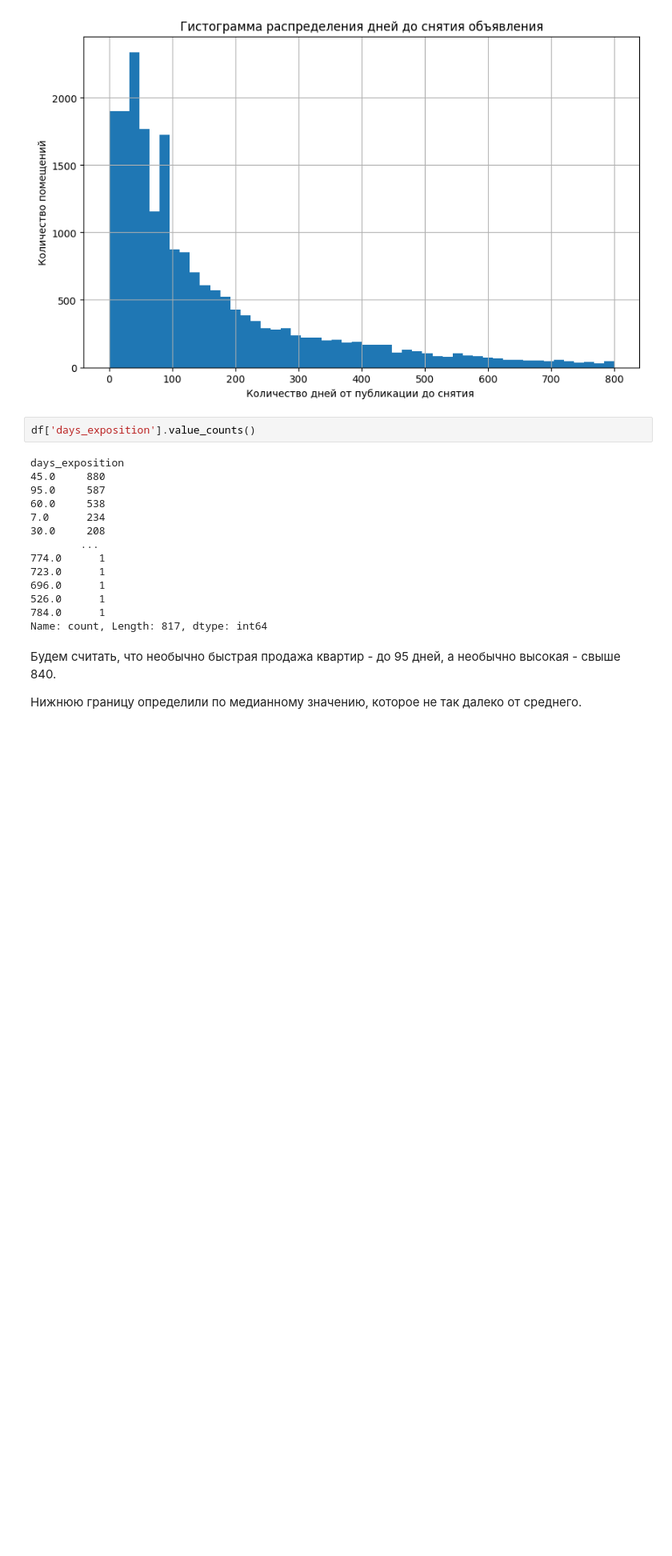
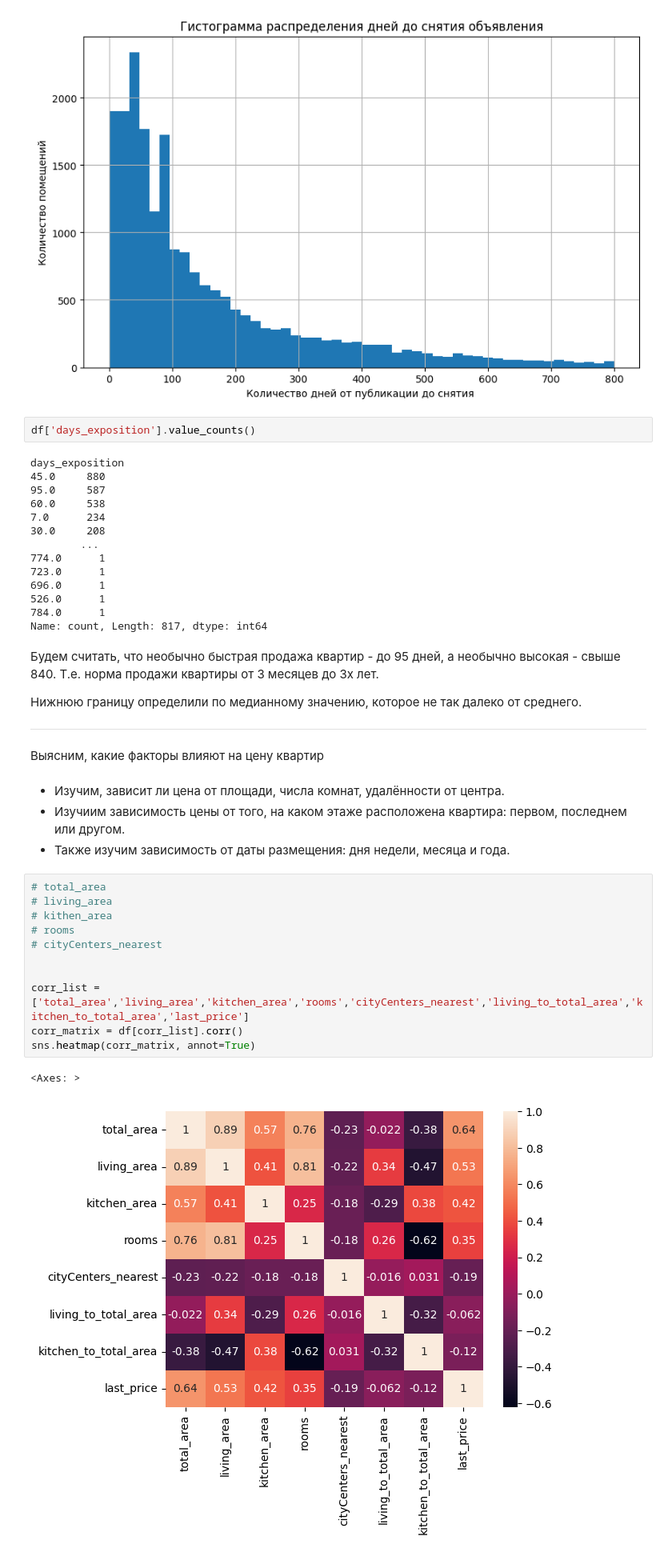
Before and after one commit to hactac9i/-----------------_------, a Jupyter notebook: real_estate_data.ipynb, the cells around one changed output. Shown at 80% size. Saved outputs shown, nothing was run; the diff lists cells and outputs as text; blank space fills up the shorter version.

Commit message:
+ corr_matrix

```diff
--- a/real_estate_data.ipynb
+++ b/real_estate_data.ipynb
@@ -444,6 +446,27 @@ days_exposition
 784.0      1
 Name: count, Length: 817, dtype: int64
 # %% [markdown]
-Будем считать, что необычно быстрая продажа квартир - до 95 дней, а необычно высокая - свыше 840.
+Будем считать, что необычно быстрая продажа квартир - до 95 дней, а необычно высокая - свыше 840. Т.е. норма продажи квартиры от 3 месяцев до 3х лет.
 
 Нижнюю границу определили по медианному значению, которое не так далеко от среднего.
+_____________________________________________________________________________________________________________________
+# %% [markdown]
+Выясним, какие факторы влияют на цену квартир
+# %% [markdown]
+- Изучим, зависит ли цена от площади, числа комнат, удалённости от центра.
+- Изучиим зависимость цены от того, на каком этаже расположена квартира: первом, последнем или другом.
+- Также изучим зависимость от даты размещения: дня недели, месяца и года.
+# %%
+# total_area
+# living_area
+# kithen_area
+# rooms
+# cityCenters_nearest
+
+
+corr_list = ['total_area','living_area','kitchen_area','rooms','cityCenters_nearest','living_to_total_area','kitchen_to_total_area','last_price']
+corr_matrix = df[corr_list].corr()
+sns.heatmap(corr_matrix, annot=True)
+# %% [output]
+<Axes: >
+[figure, added]
```
Also changed, not shown: parts of 11 cells of this notebook.
